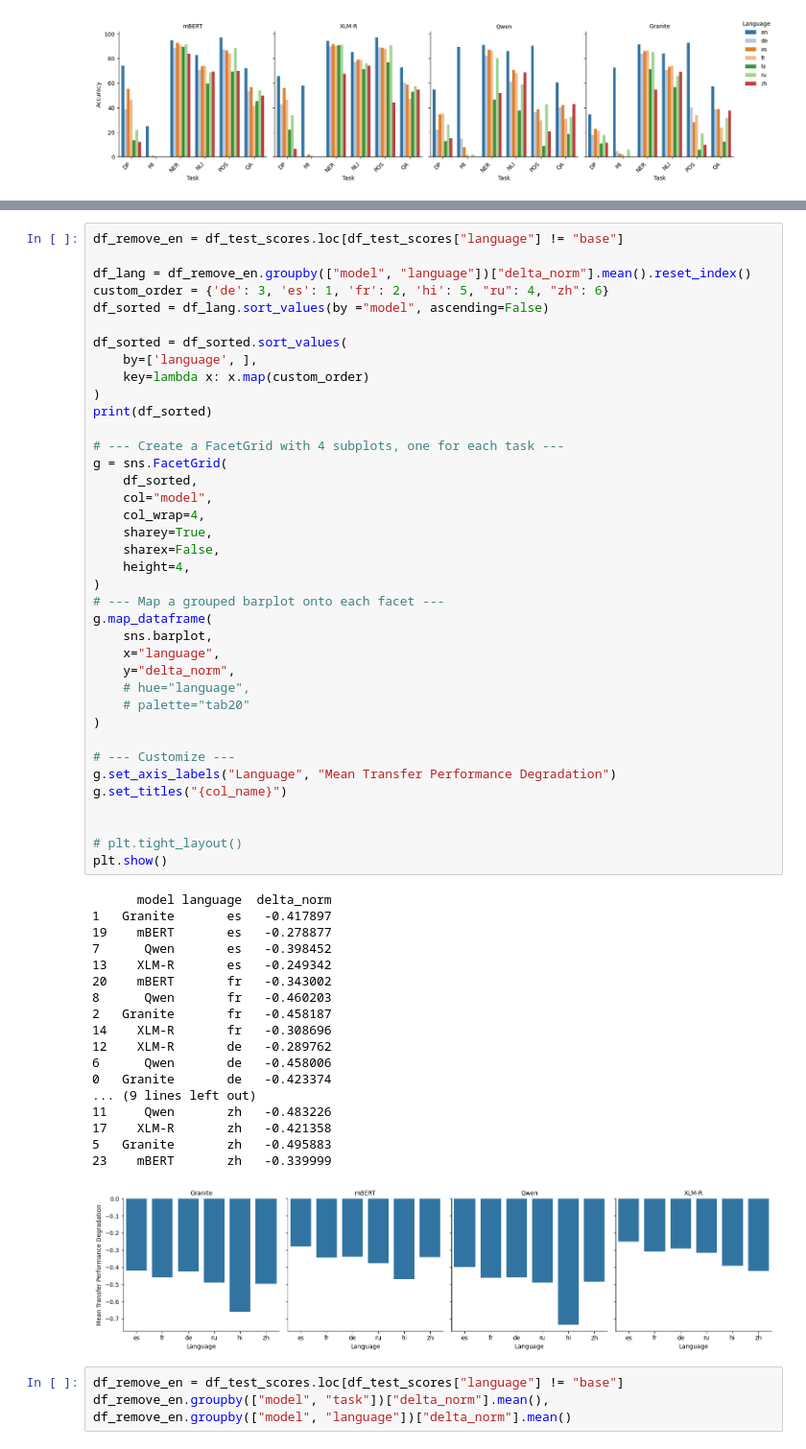
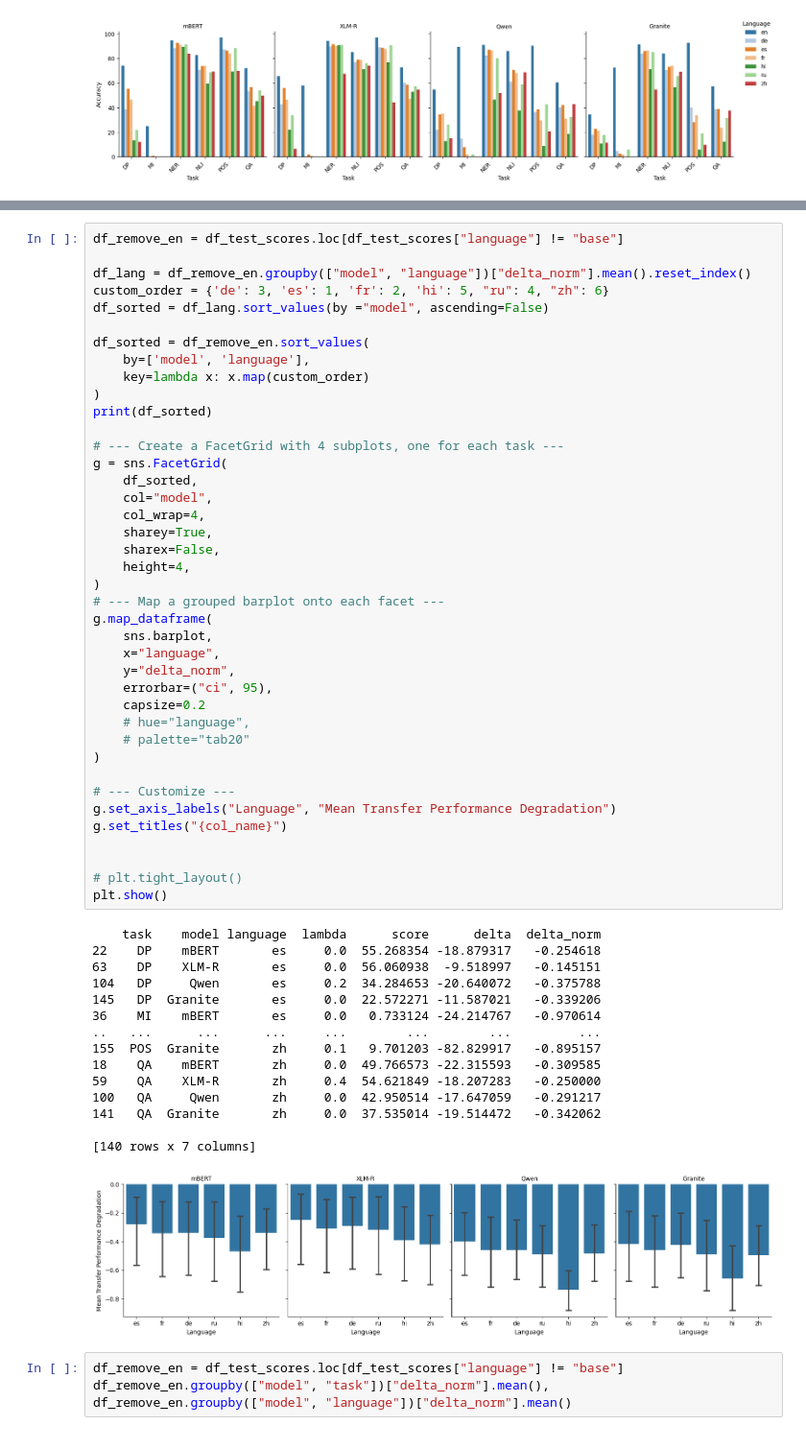
Before and after one commit to erafkin/xling_task_transfer, a Jupyter notebook: notebooks/figure_generation.ipynb, the cells around one changed output, grey strips where cells are left out. Shown at 96% size. Saved outputs shown, nothing was run; the diff lists cells and outputs as text.

```diff
--- a/notebooks/figure_generation.ipynb
+++ b/notebooks/figure_generation.ipynb
@@ -285,56 +287,55 @@ df_lang = df_remove_en.groupby(["model", "language"])["delta_norm"].mean().reset
 custom_order = {'de': 3, 'es': 1, 'fr': 2, 'hi': 5, "ru": 4, "zh": 6}
 df_sorted = df_lang.sort_values(by ="model", ascending=False)
 
-df_sorted = df_sorted.sort_values(
-    by=['language', ],
+df_sorted = df_remove_en.sort_values(
+    by=['model', 'language'],
     key=lambda x: x.map(custom_order)
 )
 print(df_sorted)
 
 # --- Create a FacetGrid with 4 subplots, one for each task ---
 g = sns.FacetGrid(
     df_sorted,
     col="model",
     col_wrap=4,
     sharey=True,
     sharex=False,
     height=4,
 )
 # --- Map a grouped barplot onto each facet ---
 g.map_dataframe(
     sns.barplot,
     x="language",
     y="delta_norm",
+    errorbar=("ci", 95),
+    capsize=0.2
     # hue="language",
     # palette="tab20"
 )
 
 # --- Customize ---
 g.set_axis_labels("Language", "Mean Transfer Performance Degradation")
 g.set_titles("{col_name}")
 
 
 # plt.tight_layout()
 plt.show()
 # %% [output]
-      model language  delta_norm
-1   Granite       es   -0.417897
-19    mBERT       es   -0.278877
-7      Qwen       es   -0.398452
-13    XLM-R       es   -0.249342
-20    mBERT       fr   -0.343002
-8      Qwen       fr   -0.460203
-2   Granite       fr   -0.458187
-14    XLM-R       fr   -0.308696
-12    XLM-R       de   -0.289762
-6      Qwen       de   -0.458006
-0   Granite       de   -0.423374
-... (9 lines left out)
-11     Qwen       zh   -0.483226
-17    XLM-R       zh   -0.421358
-5   Granite       zh   -0.495883
-23    mBERT       zh   -0.339999
+    task    model language  lambda      score      delta  delta_norm
+22    DP    mBERT       es     0.0  55.268354 -18.879317   -0.254618
+63    DP    XLM-R       es     0.0  56.060938  -9.518997   -0.145151
+104   DP     Qwen       es     0.2  34.284653 -20.640072   -0.375788
+145   DP  Granite       es     0.0  22.572271 -11.587021   -0.339206
+36    MI    mBERT       es     0.0   0.733124 -24.214767   -0.970614
+..   ...      ...      ...     ...        ...        ...         ...
+155  POS  Granite       zh     0.1   9.701203 -82.829917   -0.895157
+18    QA    mBERT       zh     0.0  49.766573 -22.315593   -0.309585
+59    QA    XLM-R       zh     0.4  54.621849 -18.207283   -0.250000
+100   QA     Qwen       zh     0.0  42.950514 -17.647059   -0.291217
+141   QA  Granite       zh     0.0  37.535014 -19.514472   -0.342062
+
+[140 rows x 7 columns]
-[figure, old version]
+[figure, new version]
 # %%
 df_remove_en = df_test_scores.loc[df_test_scores["language"] != "base"]
 df_remove_en.groupby(["model", "task"])["delta_norm"].mean(), df_remove_en.groupby(["model", "language"])["delta_norm"].mean()
```
Also changed, not shown: parts of 8 cells of this notebook, 19 other files.
